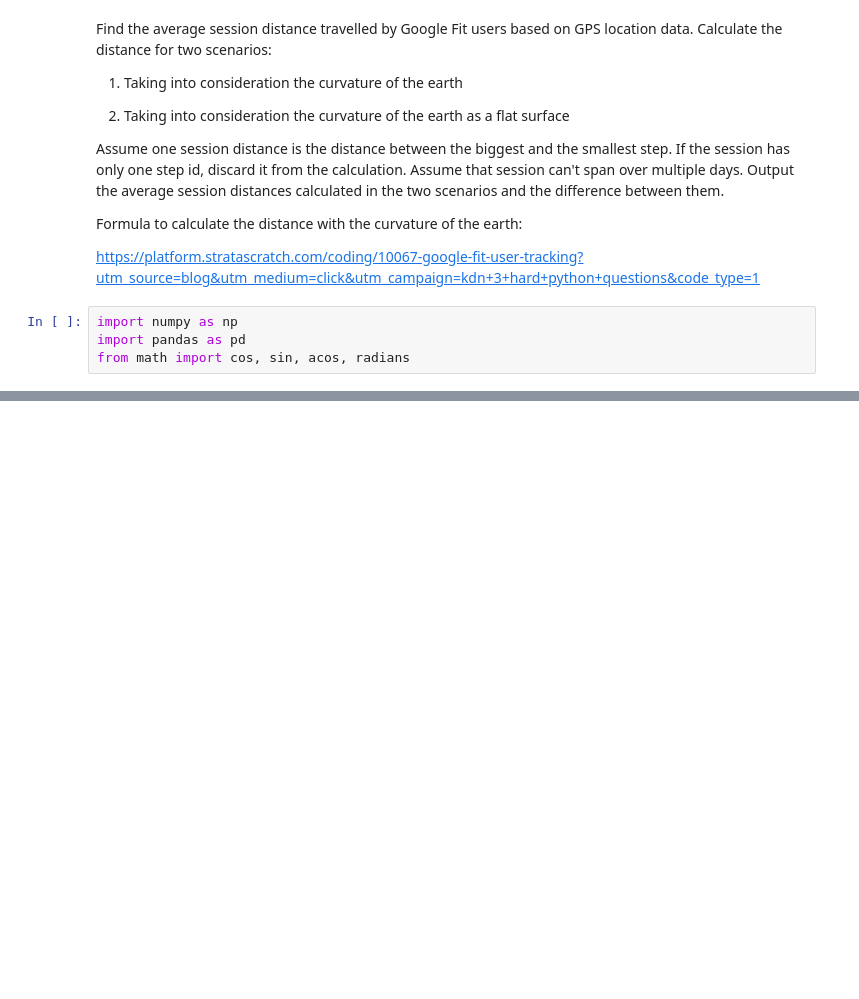
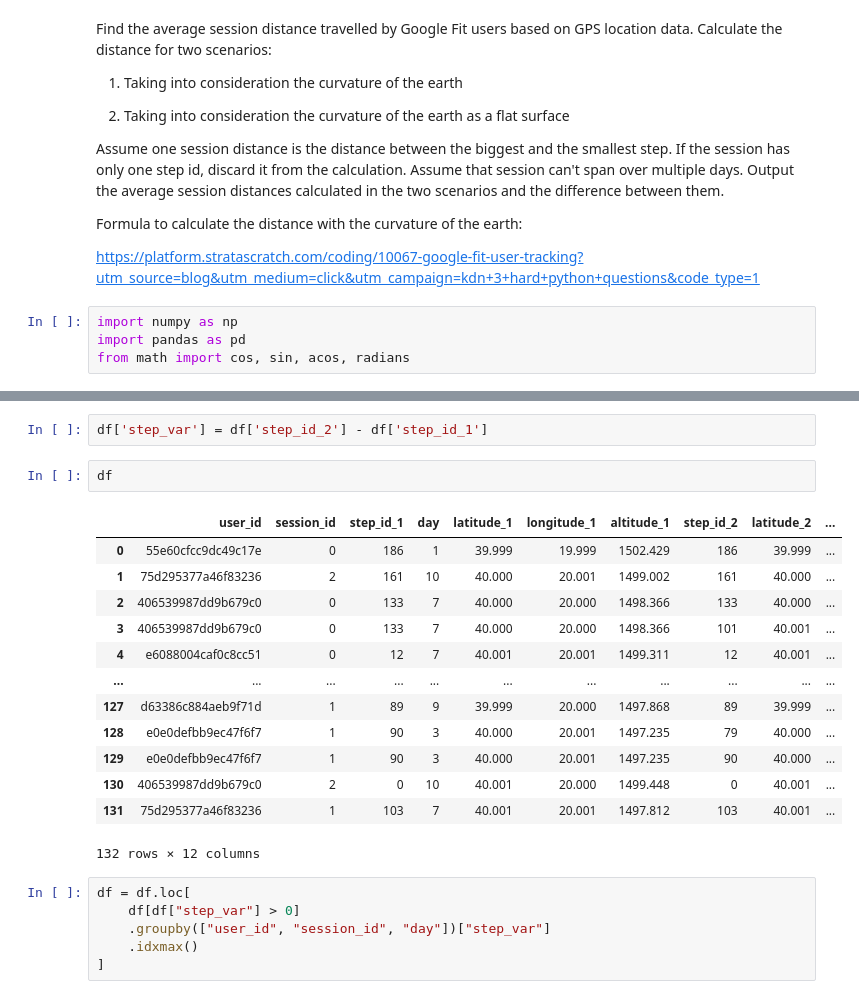
Before and after one commit to ShariarImroze/CodeBank, a Jupyter notebook: 1. google_fit_user_tracking.ipynb, the cells around one changed output, grey strips where cells are left out. Drawn from its saved outputs; the diff is of its cells as text; blank space fills up the shorter version.

```diff
--- a/1. google_fit_user_tracking.ipynb
+++ b/1. google_fit_user_tracking.ipynb
@@ -41,0 +66,24 @@ df
+# %%
+df['step_var'] = df['step_id_2'] - df['step_id_1']
+# %%
+df
+# %% [output]
+|  | user_id | session_id | step_id_1 | day | latitude_1 | longitude_1 | altitude_1 | step_id_2 | latitude_2 | ... |
+| 0 | 55e60cfcc9dc49c17e | 0 | 186 | 1 | 39.999 | 19.999 | 1502.429 | 186 | 39.999 | ... |
+| 1 | 75d295377a46f83236 | 2 | 161 | 10 | 40.000 | 20.001 | 1499.002 | 161 | 40.000 | ... |
+| 2 | 406539987dd9b679c0 | 0 | 133 | 7 | 40.000 | 20.000 | 1498.366 | 133 | 40.000 | ... |
+| 3 | 406539987dd9b679c0 | 0 | 133 | 7 | 40.000 | 20.000 | 1498.366 | 101 | 40.001 | ... |
+| 4 | e6088004caf0c8cc51 | 0 | 12 | 7 | 40.001 | 20.001 | 1499.311 | 12 | 40.001 | ... |
+| ... | ... | ... | ... | ... | ... | ... | ... | ... | ... | ... |
+| 127 | d63386c884aeb9f71d | 1 | 89 | 9 | 39.999 | 20.000 | 1497.868 | 89 | 39.999 | ... |
+| 128 | e0e0defbb9ec47f6f7 | 1 | 90 | 3 | 40.000 | 20.001 | 1497.235 | 79 | 40.000 | ... |
+| 129 | e0e0defbb9ec47f6f7 | 1 | 90 | 3 | 40.000 | 20.001 | 1497.235 | 90 | 40.000 | ... |
+| 130 | 406539987dd9b679c0 | 2 | 0 | 10 | 40.001 | 20.000 | 1499.448 | 0 | 40.001 | ... |
+| 131 | 75d295377a46f83236 | 1 | 103 | 7 | 40.001 | 20.001 | 1497.812 | 103 | 40.001 | ... |
+132 rows × 12 columns
+# %%
+df = df.loc[
+    df[df["step_var"] > 0]
+    .groupby(["user_id", "session_id", "day"])["step_var"]
+    .idxmax()
+]
```
Also changed, not shown: parts of 8 cells of this notebook.
